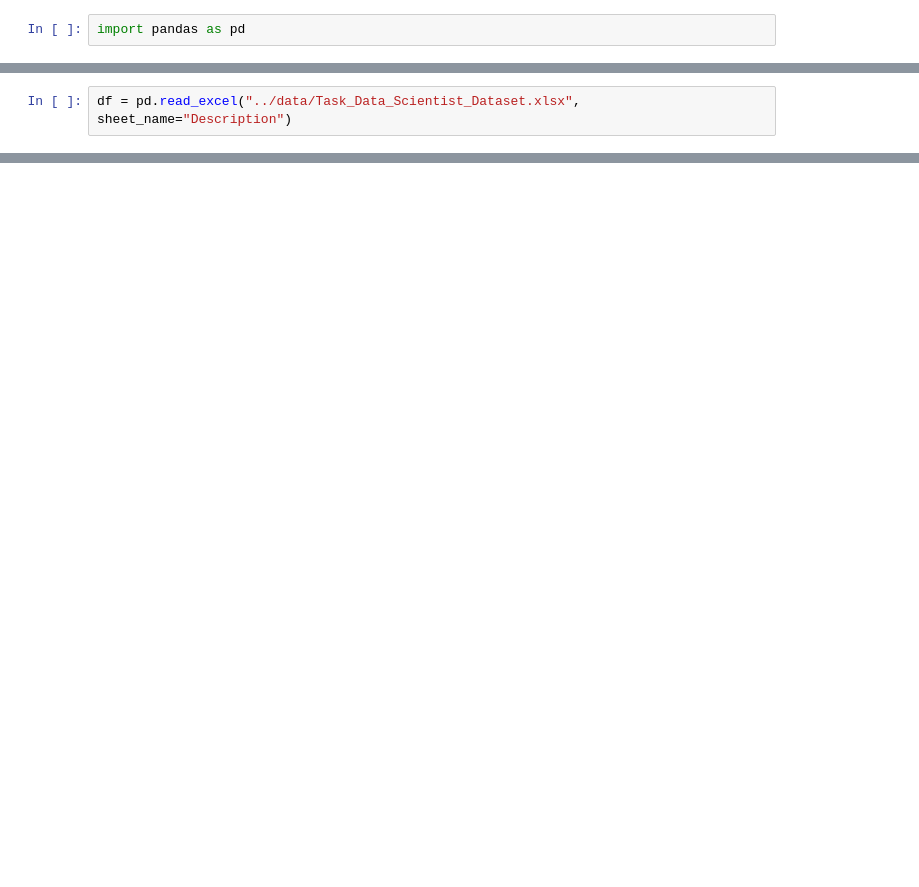
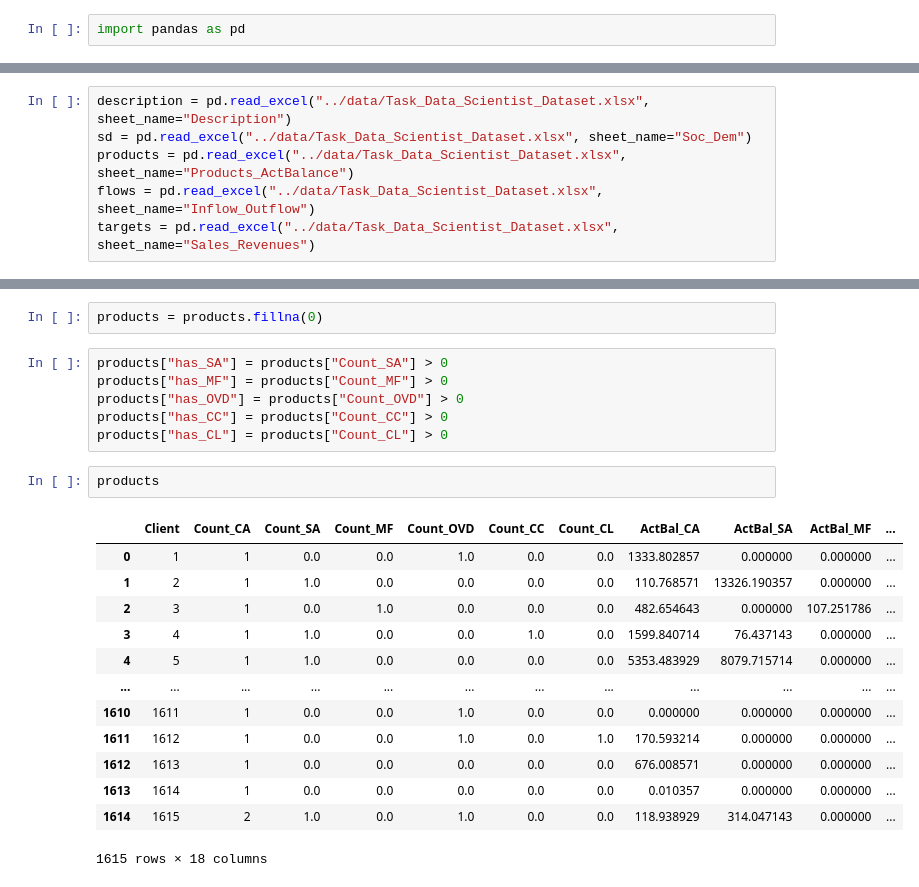
Before and after one commit to gonzalezr00/kbc, a Jupyter notebook: workspace/notebooks/dev.ipynb, the cells around one changed output, grey strips where cells are left out. Saved outputs shown, nothing was run; the diff lists cells and outputs as text; blank space fills up the shorter version.

```diff
--- a/workspace/notebooks/dev.ipynb
+++ b/workspace/notebooks/dev.ipynb
@@ -7,2 +3,6 @@ pwd
 # %%
-df = pd.read_excel("../data/Task_Data_Scientist_Dataset.xlsx", sheet_name="Description")
+description = pd.read_excel("../data/Task_Data_Scientist_Dataset.xlsx", sheet_name="Description")
+sd = pd.read_excel("../data/Task_Data_Scientist_Dataset.xlsx", sheet_name="Soc_Dem")
+products = pd.read_excel("../data/Task_Data_Scientist_Dataset.xlsx", sheet_name="Products_ActBalance")
+flows = pd.read_excel("../data/Task_Data_Scientist_Dataset.xlsx", sheet_name="Inflow_Outflow")
+targets = pd.read_excel("../data/Task_Data_Scientist_Dataset.xlsx", sheet_name="Sales_Revenues")
@@ -10,0 +191,24 @@ ImportError: `Import openpyxl` failed.  Use pip or conda to install the openpyxl
+# %%
+products = products.fillna(0)
+# %%
+products["has_SA"] = products["Count_SA"] > 0
+products["has_MF"] = products["Count_MF"] > 0
+products["has_OVD"] = products["Count_OVD"] > 0
+products["has_CC"] = products["Count_CC"] > 0
+products["has_CL"] = products["Count_CL"] > 0
+# %%
+products
+# %% [output]
+|  | Client | Count_CA | Count_SA | Count_MF | Count_OVD | Count_CC | Count_CL | ActBal_CA | ActBal_SA | ActBal_MF | ... |
+| 0 | 1 | 1 | 0.0 | 0.0 | 1.0 | 0.0 | 0.0 | 1333.802857 | 0.000000 | 0.000000 | ... |
+| 1 | 2 | 1 | 1.0 | 0.0 | 0.0 | 0.0 | 0.0 | 110.768571 | 13326.190357 | 0.000000 | ... |
+| 2 | 3 | 1 | 0.0 | 1.0 | 0.0 | 0.0 | 0.0 | 482.654643 | 0.000000 | 107.251786 | ... |
+| 3 | 4 | 1 | 1.0 | 0.0 | 0.0 | 1.0 | 0.0 | 1599.840714 | 76.437143 | 0.000000 | ... |
+| 4 | 5 | 1 | 1.0 | 0.0 | 0.0 | 0.0 | 0.0 | 5353.483929 | 8079.715714 | 0.000000 | ... |
+| ... | ... | ... | ... | ... | ... | ... | ... | ... | ... | ... | ... |
+| 1610 | 1611 | 1 | 0.0 | 0.0 | 1.0 | 0.0 | 0.0 | 0.000000 | 0.000000 | 0.000000 | ... |
+| 1611 | 1612 | 1 | 0.0 | 0.0 | 1.0 | 0.0 | 1.0 | 170.593214 | 0.000000 | 0.000000 | ... |
+| 1612 | 1613 | 1 | 0.0 | 0.0 | 0.0 | 0.0 | 0.0 | 676.008571 | 0.000000 | 0.000000 | ... |
+| 1613 | 1614 | 1 | 0.0 | 0.0 | 0.0 | 0.0 | 0.0 | 0.010357 | 0.000000 | 0.000000 | ... |
+| 1614 | 1615 | 2 | 1.0 | 0.0 | 1.0 | 0.0 | 0.0 | 118.938929 | 314.047143 | 0.000000 | ... |
+1615 rows × 18 columns
```
Also changed, not shown: parts of 35 cells of this notebook, 1 other file.
